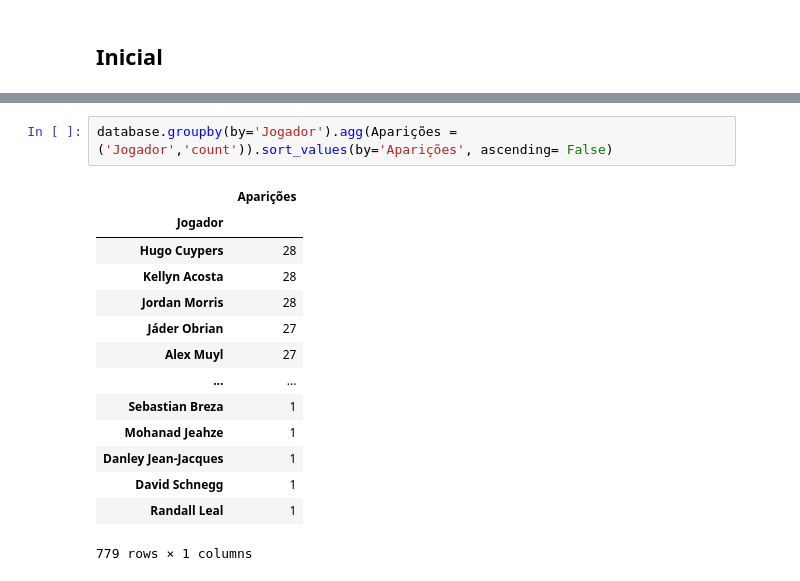
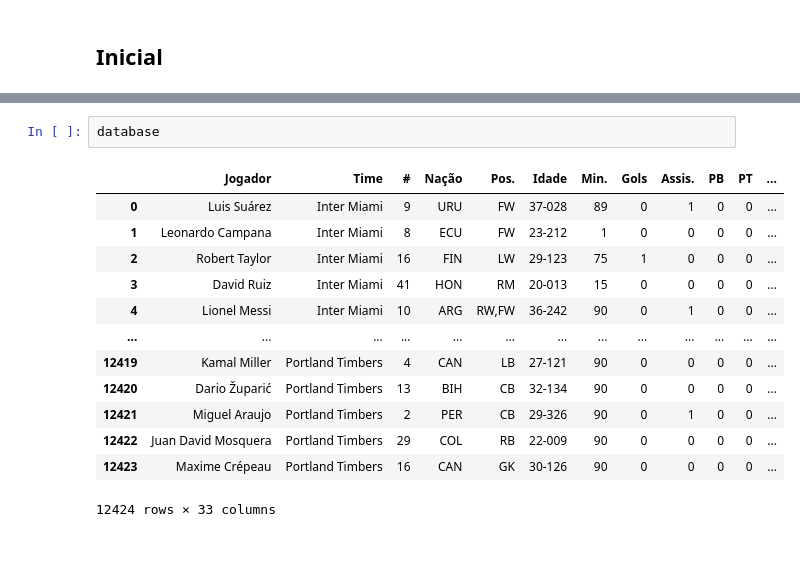
Before and after one commit to eduardopfbp/MLS-PlayerStats, a Jupyter notebook: analise.ipynb, the cells around one changed output, grey strips where cells are left out. Cells and saved outputs as stored; diff of their text form; blank space fills up the shorter version.

```diff
--- a/analise.ipynb
+++ b/analise.ipynb
@@ -26,18 +9,17 @@ database = database[colunas]
-# %%
-database.groupby(by='Jogador').agg(Aparições = ('Jogador','count')).sort_values(by='Aparições', ascending= False)
-# %% [output]
-|  | Aparições |
-| Jogador |  |
-| Hugo Cuypers | 28 |
-| Kellyn Acosta | 28 |
-| Jordan Morris | 28 |
-| Jáder Obrian | 27 |
-| Alex Muyl | 27 |
-| ... | ... |
-| Sebastian Breza | 1 |
-| Mohanad Jeahze | 1 |
-| Danley Jean-Jacques | 1 |
-| David Schnegg | 1 |
-| Randall Leal | 1 |
-779 rows × 1 columns
+# %%
+database
+# %% [output]
+|  | Jogador | Time | # | Nação | Pos. | Idade | Min. | Gols | Assis. | PB | PT | ... |
+| 0 | Luis Suárez | Inter Miami | 9 | URU | FW | 37-028 | 89 | 0 | 1 | 0 | 0 | ... |
+| 1 | Leonardo Campana | Inter Miami | 8 | ECU | FW | 23-212 | 1 | 0 | 0 | 0 | 0 | ... |
+| 2 | Robert Taylor | Inter Miami | 16 | FIN | LW | 29-123 | 75 | 1 | 0 | 0 | 0 | ... |
+| 3 | David Ruiz | Inter Miami | 41 | HON | RM | 20-013 | 15 | 0 | 0 | 0 | 0 | ... |
+| 4 | Lionel Messi | Inter Miami | 10 | ARG | RW,FW | 36-242 | 90 | 0 | 1 | 0 | 0 | ... |
+| ... | ... | ... | ... | ... | ... | ... | ... | ... | ... | ... | ... | ... |
+| 12419 | Kamal Miller | Portland Timbers | 4 | CAN | LB | 27-121 | 90 | 0 | 0 | 0 | 0 | ... |
+| 12420 | Dario Župarić | Portland Timbers | 13 | BIH | CB | 32-134 | 90 | 0 | 0 | 0 | 0 | ... |
+| 12421 | Miguel Araujo | Portland Timbers | 2 | PER | CB | 29-326 | 90 | 0 | 1 | 0 | 0 | ... |
+| 12422 | Juan David Mosquera | Portland Timbers | 29 | COL | RB | 22-009 | 90 | 0 | 0 | 0 | 0 | ... |
+| 12423 | Maxime Crépeau | Portland Timbers | 16 | CAN | GK | 30-126 | 90 | 0 | 0 | 0 | 0 | ... |
+12424 rows × 33 columns
 # %% [markdown]
```
Also changed, not shown: parts of 23 cells of this notebook, 1 other file.
